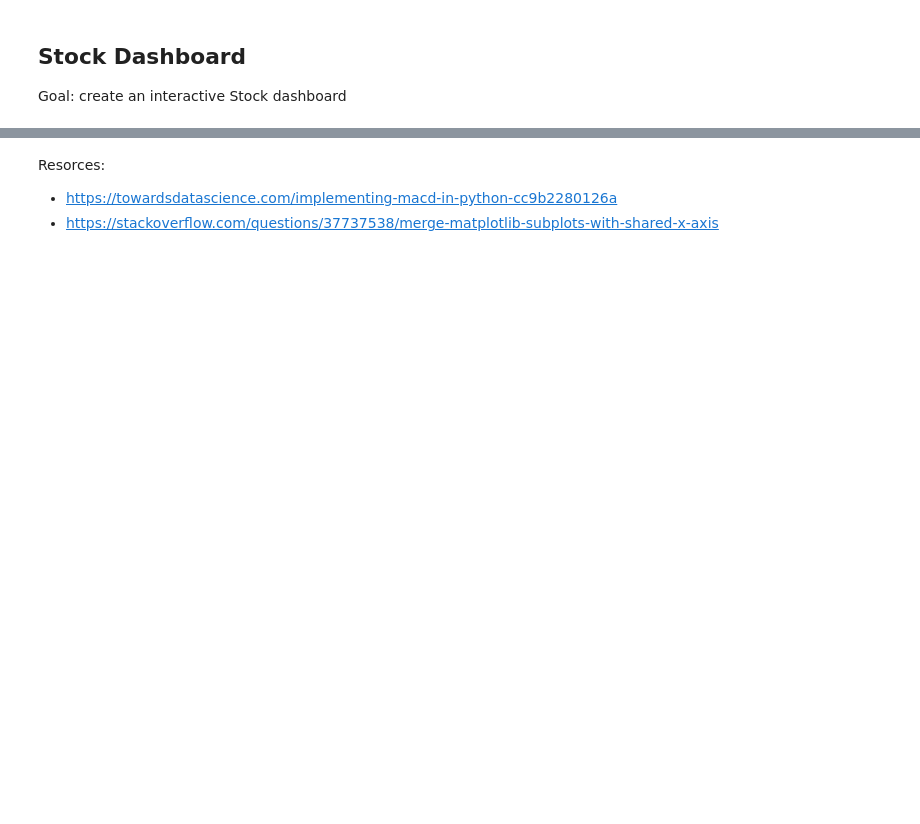
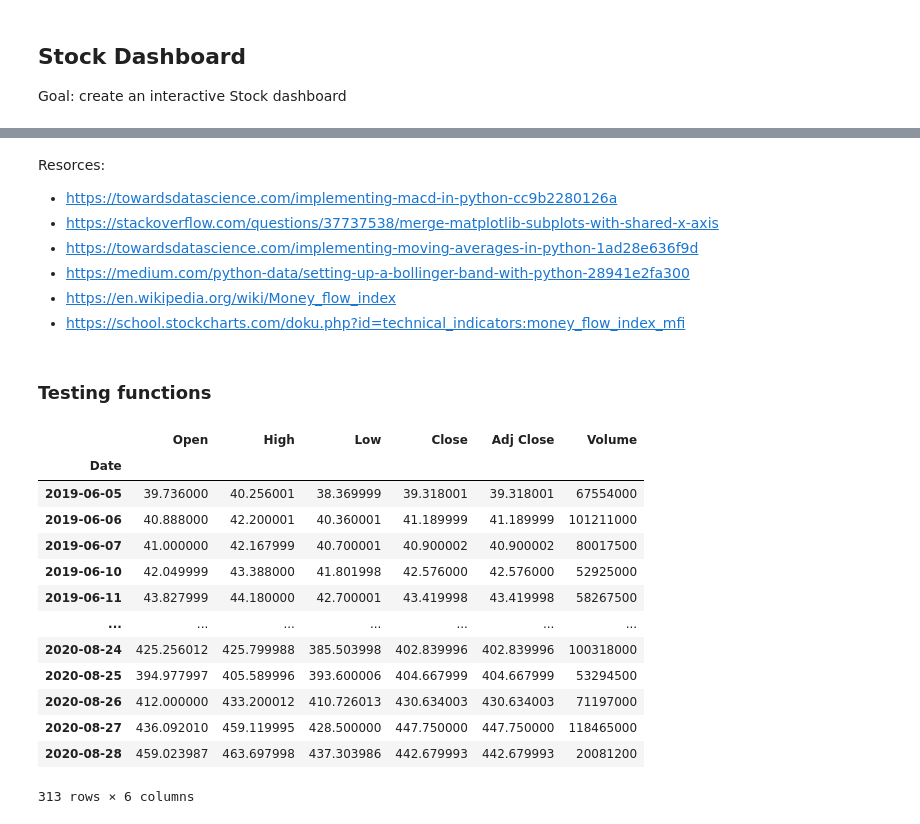
Before and after one commit to MarkusMueller-DS/Stocks-Analysis-Dashboard, a Jupyter notebook: Stock_dashboard.ipynb, the cells around one changed output, grey strips where cells are left out. Saved outputs shown, nothing was run; the diff lists cells and outputs as text; code cells hidden in the pictures; blank space fills up the shorter version.

```diff
--- a/Stock_dashboard.ipynb
+++ b/Stock_dashboard.ipynb
@@ -36,6 +38,5 @@ def get_price(ticker, start, end):
         df: pandas DataFrame with Adj Close and Volume
     '''
     df = yf.download(ticker, start, end, progress=False)
-    df =df[['Adj Close', 'Volume']]
 
     return df
@@ -176,3 +315,9 @@ plot_stock(tsla_df)
 Resorces:
 - https://towardsdatascience.com/implementing-macd-in-python-cc9b2280126a
 - https://stackoverflow.com/questions/37737538/merge-matplotlib-subplots-with-shared-x-axis
+- https://towardsdatascience.com/implementing-moving-averages-in-python-1ad28e636f9d
+- https://medium.com/python-data/setting-up-a-bollinger-band-with-python-28941e2fa300
+- https://en.wikipedia.org/wiki/Money_flow_index
+- https://school.stockcharts.com/doku.php?id=technical_indicators:money_flow_index_mfi
+# %% [markdown]
+### Testing functions
@@ -178,0 +326,17 @@ Resorces:
+# %%
+tsla_df
+# %% [output]
+|  | Open | High | Low | Close | Adj Close | Volume |
+| Date |  |  |  |  |  |  |
+| 2019-06-05 | 39.736000 | 40.256001 | 38.369999 | 39.318001 | 39.318001 | 67554000 |
+| 2019-06-06 | 40.888000 | 42.200001 | 40.360001 | 41.189999 | 41.189999 | 101211000 |
+| 2019-06-07 | 41.000000 | 42.167999 | 40.700001 | 40.900002 | 40.900002 | 80017500 |
+| 2019-06-10 | 42.049999 | 43.388000 | 41.801998 | 42.576000 | 42.576000 | 52925000 |
+| 2019-06-11 | 43.827999 | 44.180000 | 42.700001 | 43.419998 | 43.419998 | 58267500 |
+| ... | ... | ... | ... | ... | ... | ... |
+| 2020-08-24 | 425.256012 | 425.799988 | 385.503998 | 402.839996 | 402.839996 | 100318000 |
+| 2020-08-25 | 394.977997 | 405.589996 | 393.600006 | 404.667999 | 404.667999 | 53294500 |
+| 2020-08-26 | 412.000000 | 433.200012 | 410.726013 | 430.634003 | 430.634003 | 71197000 |
+| 2020-08-27 | 436.092010 | 459.119995 | 428.500000 | 447.750000 | 447.750000 | 118465000 |
+| 2020-08-28 | 459.023987 | 463.697998 | 437.303986 | 442.679993 | 442.679993 | 20081200 |
+313 rows × 6 columns
```
Also changed, not shown: parts of 26 cells of this notebook.
